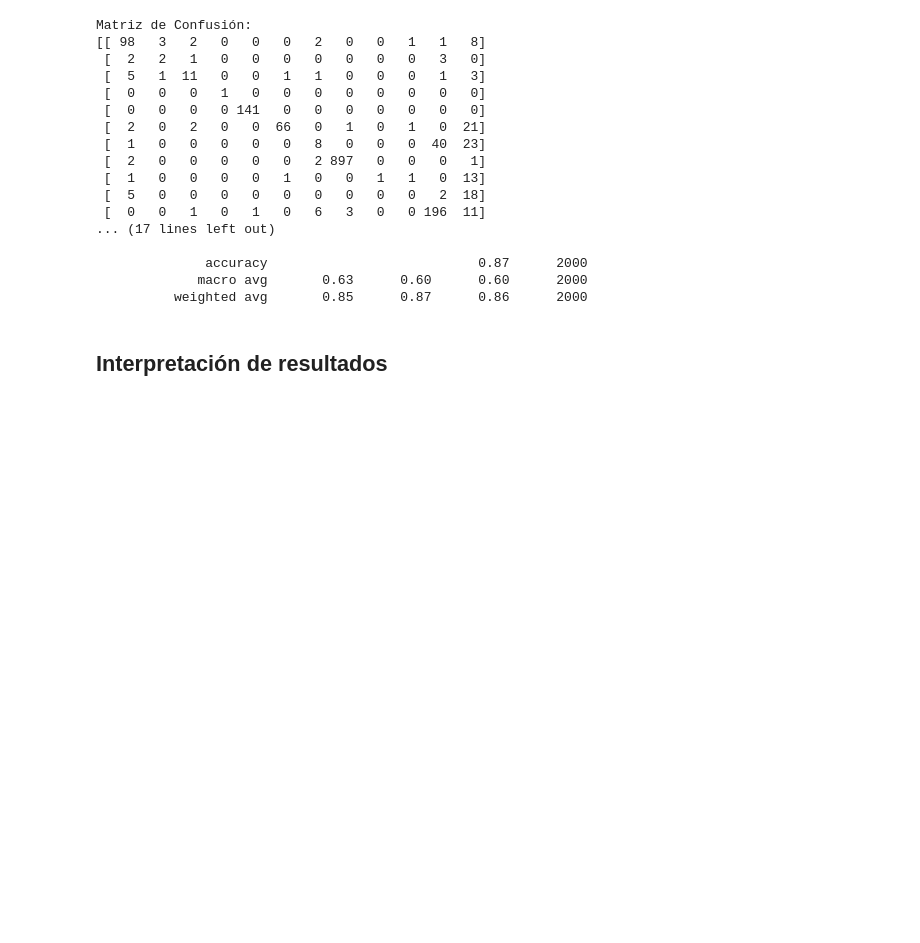
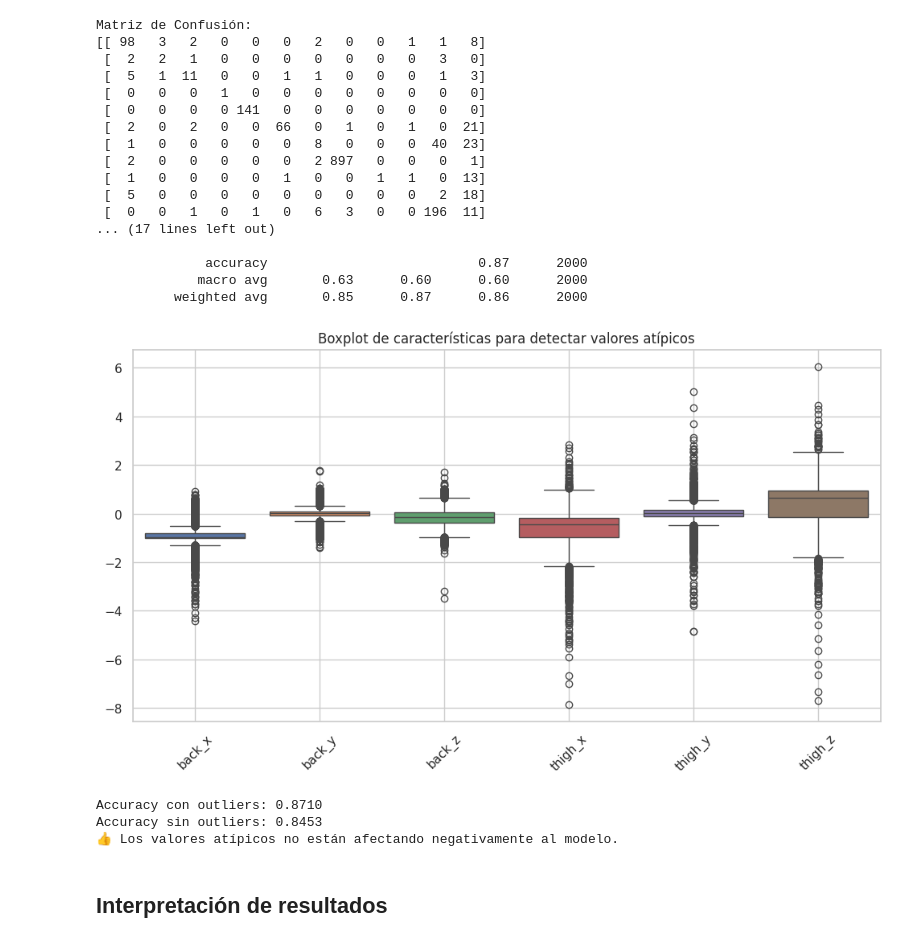
Before and after one commit to martindotpy/har-api, a Jupyter notebook: src/har_clustering.ipynb, the cells around one changed output. Cells and saved outputs as stored; diff of their text form; code cells hidden in the pictures; blank space fills up the shorter version.

```diff
--- a/src/har_clustering.ipynb
+++ b/src/har_clustering.ipynb
@@ -591,6 +591,54 @@ Matriz de Confusión:
               accuracy                           0.87      2000
              macro avg       0.63      0.60      0.60      2000
           weighted avg       0.85      0.87      0.86      2000
+# %%
+import seaborn as sns
+
+# Revisar visualmente los outliers en las características
+plt.figure(figsize=(12, 6))
+sns.boxplot(data=data_sample[features])
+plt.title('Boxplot de características para detectar valores atípicos')
+plt.xticks(rotation=45)
+plt.grid(True)
+plt.show()
+# %% [output]
+[figure, added]
+# %%
+from sklearn.metrics import accuracy_score
+
+# Clasificación con datos actuales (con outliers)
+X_train_o, X_test_o, y_train_o, y_test_o = train_test_split(X_scaled, y, test_size=0.2, random_state=42)
+mlp.fit(X_train_o, y_train_o)
+y_pred_o = mlp.predict(X_test_o)
+acc_original = accuracy_score(y_test_o, y_pred_o)
+
+# Quitar outliers usando Z-score
+from scipy.stats import zscore
+z_scores = np.abs(zscore(data_sample[features]))
+filtered_entries = (z_scores < 3).all(axis=1)
+data_no_outliers = data_sample[filtered_entries]
+
+# Recalcular datos
+X_clean = scaler.fit_transform(data_no_outliers[features])
+y_clean = data_no_outliers['activity']
+X_train_c, X_test_c, y_train_c, y_test_c = train_test_split(X_clean, y_clean, test_size=0.2, random_state=42)
+mlp.fit(X_train_c, y_train_c)
+y_pred_c = mlp.predict(X_test_c)
+acc_clean = accuracy_score(y_test_c, y_pred_c)
+
+# Comparar resultados
+print(f"Accuracy con outliers: {acc_original:.4f}")
+print(f"Accuracy sin outliers: {acc_clean:.4f}")
+
+if acc_clean > acc_original:
+    print("✅ Los valores atípicos estaban afectando negativamente al modelo.")
+    print("👉 Es recomendable aplicar una estrategia para eliminarlos o mitigarlos.")
+else:
+    print("👍 Los valores atípicos no están afectando negativamente al modelo.")
+# %% [output]
+Accuracy con outliers: 0.8710
+Accuracy sin outliers: 0.8453
+👍 Los valores atípicos no están afectando negativamente al modelo.
 # %% [markdown]
 ## **Interpretación de resultados**
 # %% [markdown]
```
